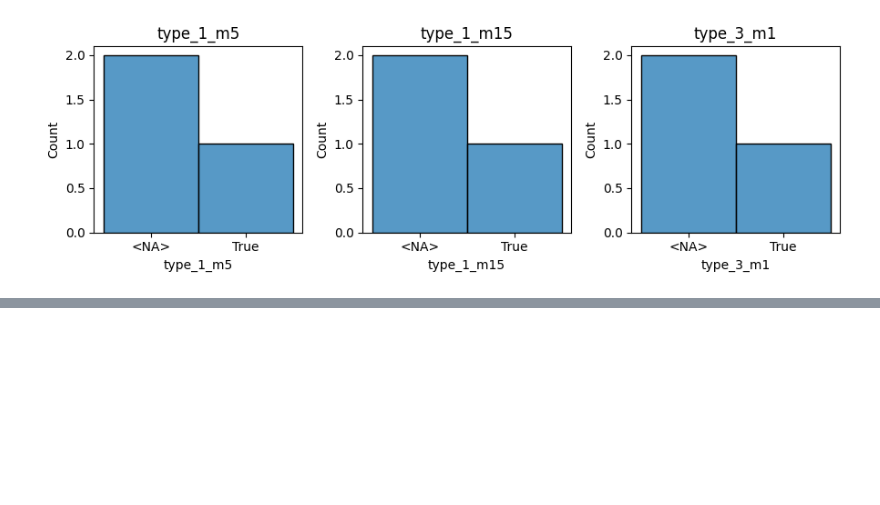
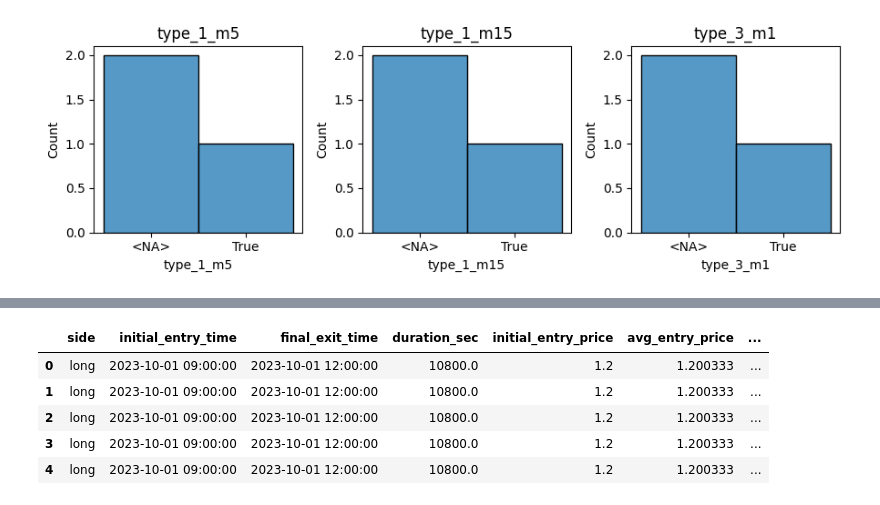
Before and after one commit to put101/trade_journal, a Jupyter notebook: analysis.ipynb, the cells around one changed output, grey strips where cells are left out. Cells and saved outputs as stored; diff of their text form; code cells hidden in the pictures; blank space fills up the shorter version.

```diff
--- a/analysis.ipynb
+++ b/analysis.ipynb
@@ -313,0 +298,10 @@ Trade(uid='2', tags=[Tag(timestamp=None, key='taken', value=True), Tag(timestamp
+# %%
+df = pd.DataFrame(t.get_trade_summary())
+display(df)
+# %% [output]
+|  | side | initial_entry_time | final_exit_time | duration_sec | initial_entry_price | avg_entry_price | ... |
+| 0 | long | 2023-10-01 09:00:00 | 2023-10-01 12:00:00 | 10800.0 | 1.2 | 1.200333 | ... |
+| 1 | long | 2023-10-01 09:00:00 | 2023-10-01 12:00:00 | 10800.0 | 1.2 | 1.200333 | ... |
+| 2 | long | 2023-10-01 09:00:00 | 2023-10-01 12:00:00 | 10800.0 | 1.2 | 1.200333 | ... |
+| 3 | long | 2023-10-01 09:00:00 | 2023-10-01 12:00:00 | 10800.0 | 1.2 | 1.200333 | ... |
+| 4 | long | 2023-10-01 09:00:00 | 2023-10-01 12:00:00 | 10800.0 | 1.2 | 1.200333 | ... |
```
Also changed, not shown: parts of 13 cells of this notebook, 15 other files.
